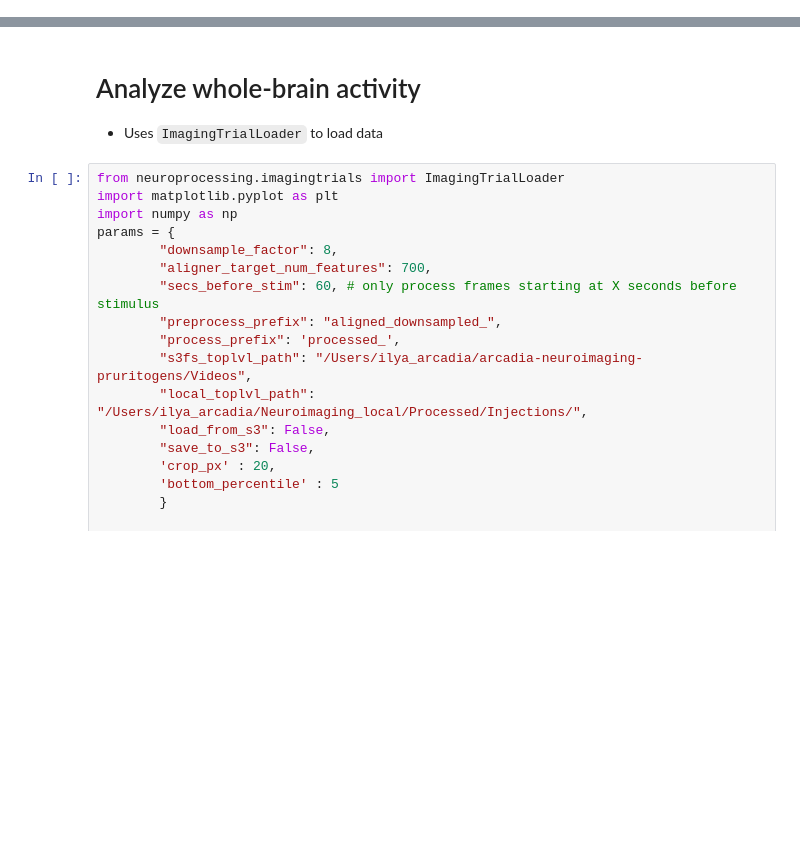
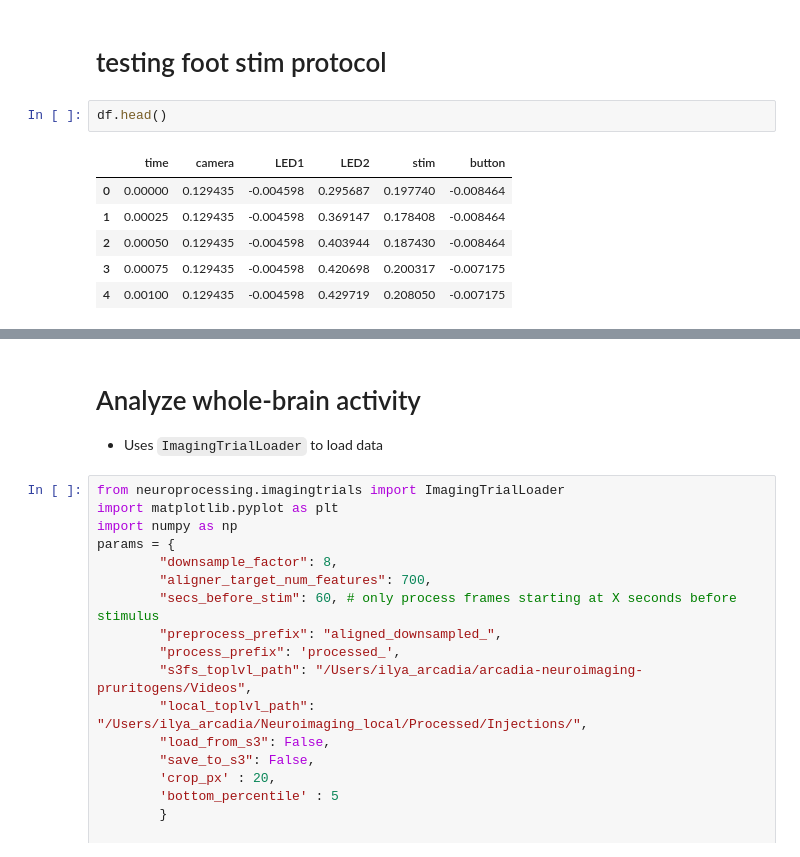
Before and after one commit to Arcadia-Science/2024-sensory-neuroimaging, a Jupyter notebook: notebooks/injection_analysis.ipynb, the cells around one changed output, grey strips where cells are left out. Cells and saved outputs as stored; diff of their text form; blank space fills up the shorter version.

```diff
--- a/notebooks/injection_analysis.ipynb
+++ b/notebooks/injection_analysis.ipynb
@@ -0,0 +1,11 @@
+# %% [markdown]
+# testing foot stim protocol
+# %%
+df.head()
+# %% [output]
+|  | time | camera | LED1 | LED2 | stim | button |
+| 0 | 0.00000 | 0.129435 | -0.004598 | 0.295687 | 0.197740 | -0.008464 |
+| 1 | 0.00025 | 0.129435 | -0.004598 | 0.369147 | 0.178408 | -0.008464 |
+| 2 | 0.00050 | 0.129435 | -0.004598 | 0.403944 | 0.187430 | -0.008464 |
+| 3 | 0.00075 | 0.129435 | -0.004598 | 0.420698 | 0.200317 | -0.007175 |
+| 4 | 0.00100 | 0.129435 | -0.004598 | 0.429719 | 0.208050 | -0.007175 |
```
Also changed, not shown: parts of 11 cells of this notebook, 1 other file.
